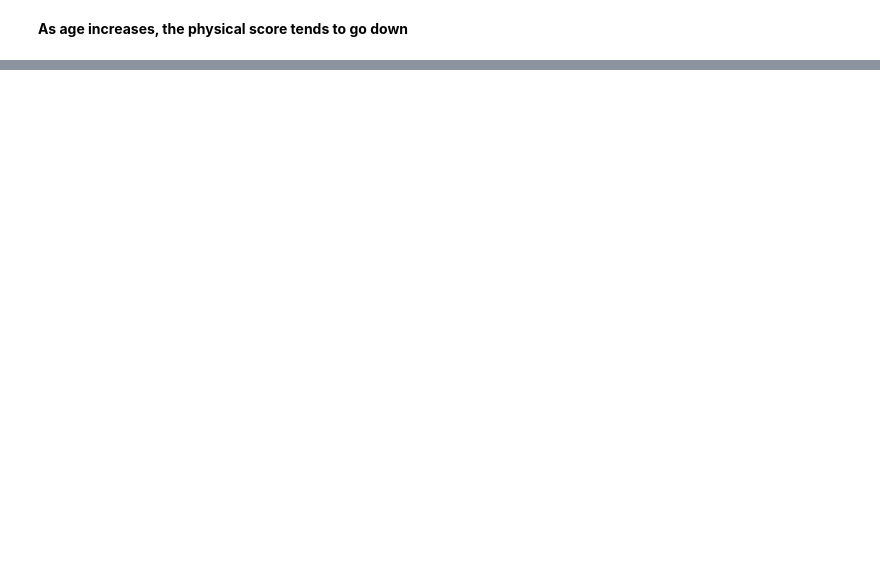
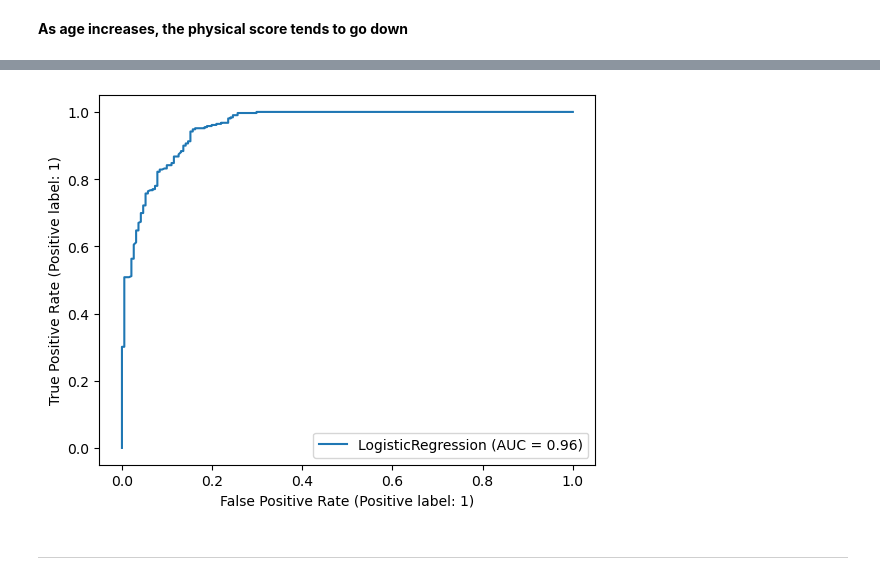
Before and after one commit to Jammal7/Introduction_to_Data_Science, a Jupyter notebook: ML/06. Logistic Regression/Logistic_regression.ipynb, the cells around one changed output, grey strips where cells are left out. Cells and saved outputs as stored; diff of their text form; code cells hidden in the pictures; blank space fills up the shorter version.

```diff
--- a/ML/06. Logistic Regression/Logistic_regression.ipynb
+++ b/ML/06. Logistic Regression/Logistic_regression.ipynb
@@ -93,0 +196,6 @@ sns.heatmap(df.corr(), annot=True);
+# %%
+plot_roc_curve(log_model,scaled_X_test,y_test);
+# %% [output]
+[figure, added]
+# %% [markdown]
+-----
```
Also changed, not shown: parts of 29 cells of this notebook, 1 other file.
